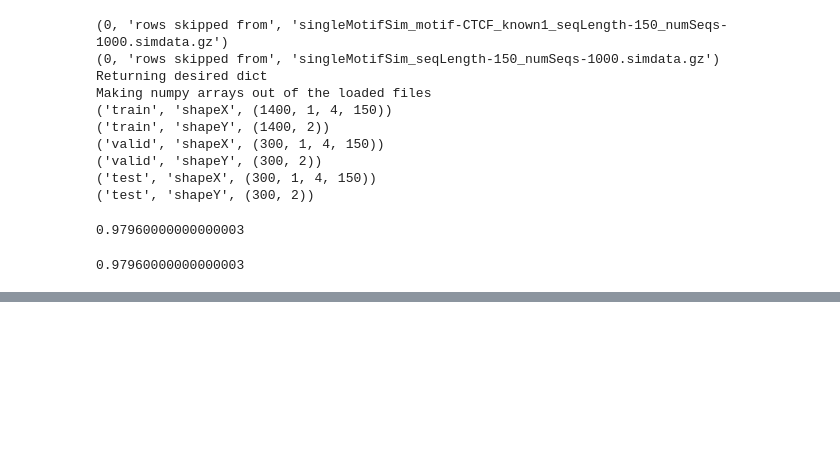
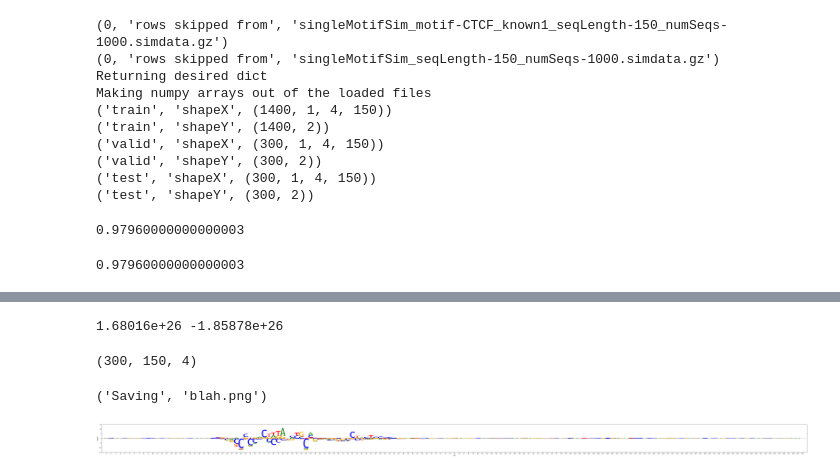
Before and after one commit to kundajelab/deeplift, a Jupyter notebook: examples/rnn/ctcf_gru/GRU test.ipynb, the cells around one changed output, grey strips where cells are left out. Drawn from its saved outputs; the diff is of its cells as text; code cells hidden in the pictures; blank space fills up the shorter version.

Commit message:
nonzero scores

```diff
--- a/examples/rnn/ctcf_gru/GRU test.ipynb
+++ b/examples/rnn/ctcf_gru/GRU test.ipynb
@@ -131,3 +143,13 @@ hi
 imp_scores = contribs_func(task_idx=0,
                            input_data_list=[np.transpose(np.squeeze(testData.X), axes=(0,2,1))],
                            batch_size=10, progress_update=None)
+# %%
+print(np.max(imp_scores), np.min(imp_scores))
+# %% [output]
+1.68016e+26 -1.85878e+26
+# %%
+np.array(imp_scores).shape
+# %% [output]
+(300, 150, 4)
+# %%
+top_predicted_positives = [x[0] for x in sorted(enumerate(testData.Y[:,0]), key=lambda x: -x[1])]
@@ -133,0 +162,6 @@ imp_scores = contribs_func(task_idx=0,
+# %%
+makePngOfSequenceDeepLIFTScores(imp_scores[top_predicted_positives[0]].T[None,:,:]
+                                    , pngName="blah.png")
+# %% [output]
+('Saving', 'blah.png')
+[figure, added]
```
Also changed, not shown: parts of 9 cells of this notebook, 2 other files.
